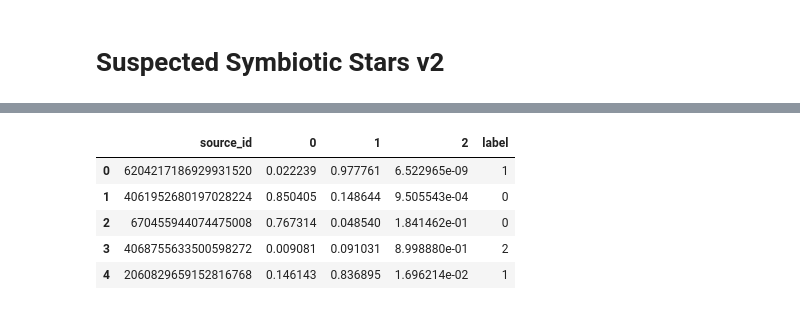
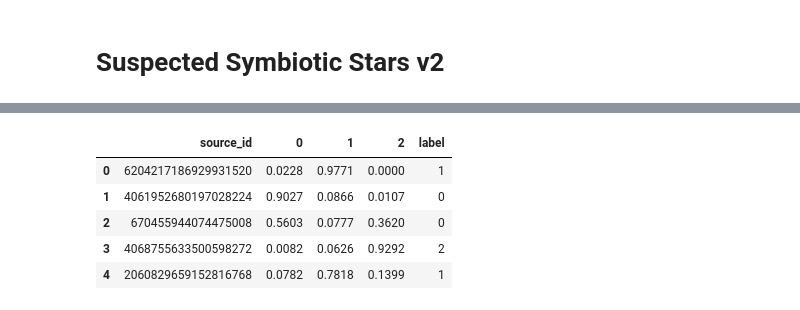
Before and after one commit to opcruz/gaiaDR3ML, a Jupyter notebook: GaiaXpy/RNA/RNA_SY_NP_RG.ipynb, the cells around one changed output, grey strips where cells are left out. Cells and saved outputs as stored; diff of their text form; code cells hidden in the pictures.

```diff
--- a/GaiaXpy/RNA/RNA_SY_NP_RG.ipynb
+++ b/GaiaXpy/RNA/RNA_SY_NP_RG.ipynb
@@ -25,9 +25,9 @@ X_train, X_test, y_train, y_test = train_test_split(X, y, test_size=0.2, random_
 # %%
 # crear el modelo
 model = tf.keras.models.Sequential([
-    tf.keras.layers.Dense(25, activation='relu'),
+    tf.keras.layers.Dense(30, activation='relu'),
     tf.keras.layers.Dropout(0.2),
-    tf.keras.layers.Dense(25, activation='relu'),
+    tf.keras.layers.Dense(30, activation='relu'),
     tf.keras.layers.Dropout(0.2),
     tf.keras.layers.Dense(30, activation='relu'),
     tf.keras.layers.Dropout(0.2),
@@ -231,17 +232,18 @@ print(cm)
 # %%
 df_sus_sy_normalized = pd.read_csv("../../new/candidate_symbiotic_stars_v2/calibrated_data/Suspected_SY.csv")
 
 df5 = pd.DataFrame(y_probs)
+df5 = df5.round(4)
 df5['label'] = y_pred
 df5.insert(0, 'source_id', df_sus_sy_normalized['source_id'])
 df5.head(5)
 # %% [output]
 |  | source_id | 0 | 1 | 2 | label |
-| 0 | 6204217186929931520 | 0.022239 | 0.977761 | 6.522965e-09 | 1 |
-| 1 | 4061952680197028224 | 0.850405 | 0.148644 | 9.505543e-04 | 0 |
-| 2 | 670455944074475008 | 0.767314 | 0.048540 | 1.841462e-01 | 0 |
-| 3 | 4068755633500598272 | 0.009081 | 0.091031 | 8.998880e-01 | 2 |
-| 4 | 2060829659152816768 | 0.146143 | 0.836895 | 1.696214e-02 | 1 |
+| 0 | 6204217186929931520 | 0.0228 | 0.9771 | 0.0000 | 1 |
+| 1 | 4061952680197028224 | 0.9027 | 0.0866 | 0.0107 | 0 |
+| 2 | 670455944074475008 | 0.5603 | 0.0777 | 0.3620 | 0 |
+| 3 | 4068755633500598272 | 0.0082 | 0.0626 | 0.9292 | 2 |
+| 4 | 2060829659152816768 | 0.0782 | 0.7818 | 0.1399 | 1 |
 # %%
 df6 = pd.read_csv('../../new/candidate_symbiotic_stars_v2/built_dataset/suspected_SY_dataset.csv')
 df6.head(5)
```
Also changed, not shown: parts of 13 cells of this notebook, 12 other files.
